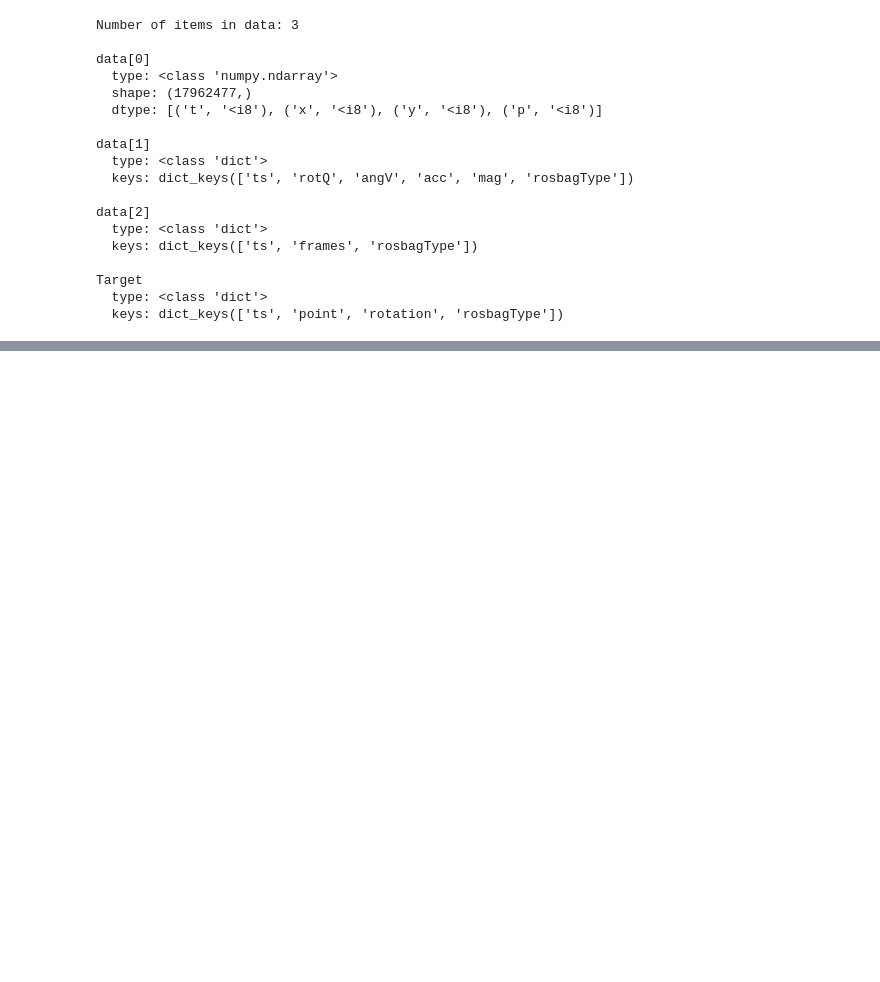
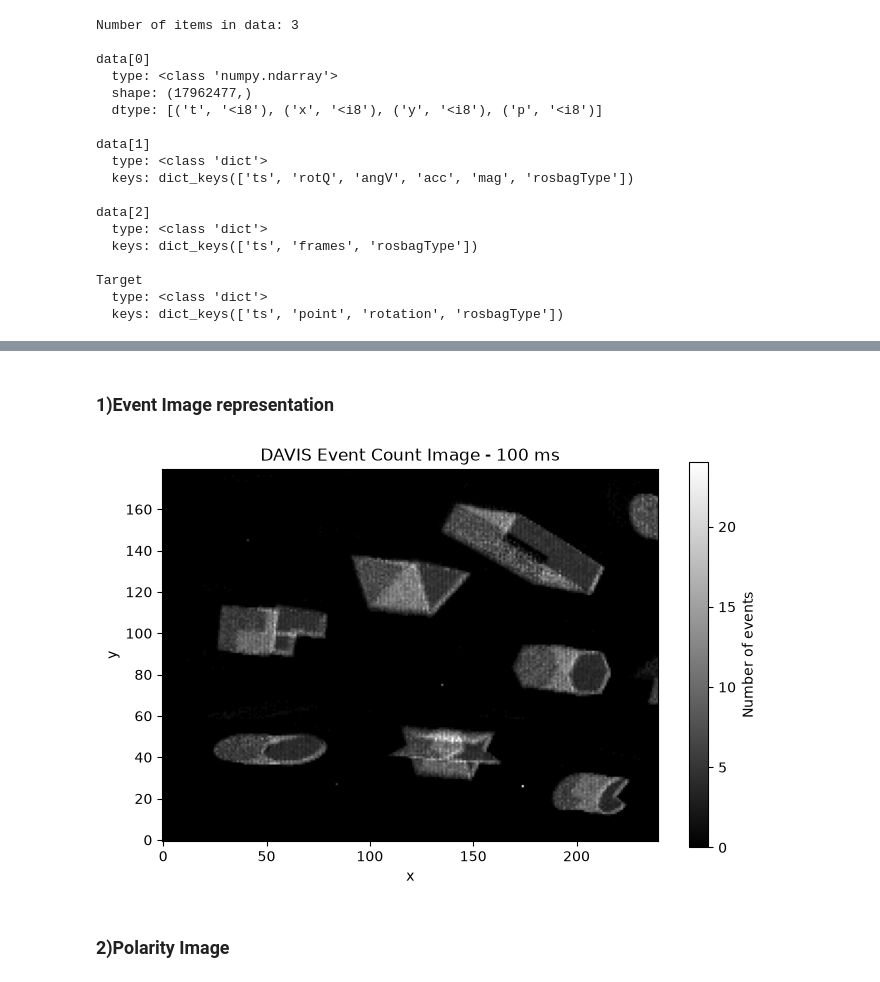
Before and after one commit to mvbc-22/SNN_VIO, a Jupyter notebook: notebooks/01_tonic_davis_test.ipynb, the cells around one changed output, grey strips where cells are left out. Saved outputs shown, nothing was run; the diff lists cells and outputs as text; code cells hidden in the pictures; blank space fills up the shorter version.

Commit message:
event data representation

```diff
--- a/notebooks/01_tonic_davis_test.ipynb
+++ b/notebooks/01_tonic_davis_test.ipynb
@@ -106,0 +144,18 @@ Target
+# %%
+t = events["t"]
+x =events["x"]
+y = events["y"]
+p = events["p"]
+print("First timestamp:", t[0])
+print("Last timestamp :", t[-1])
+print("Duration:",t[-1] - t[0], "us")
+duration_ms = (t[-1] - t[0]) / 1000
+print("Duration:", duration_ms, "ms")
+duration_s = duration_ms / 1000
+print("Duration:", duration_s, "s")
+average_event_rate = len(events) / duration_s
+print("Average event rate:", average_event_rate, "Hz")
+width = int(x.max()) + 1
+height = int(y.max()) + 1
+
+print("image width:", width, "height:", height)
@@ -106,0 +196,33 @@ Target
+# %% [markdown]
+### 1)Event Image representation
+# %%
+t_start = 0
+t_end = 1000000      # 1000 μs = 1 ms
+
+mask = (t >= t_start) & (t < t_end)
+events_1ms = events[mask]
+x_w = x[mask]
+y_w = y[mask]
+p_w = p[mask]
+t_w = t[mask]
+event_frame = np.zeros(
+    (height, width),
+    dtype=np.int32
+)
+
+for xi, yi in zip(x_w, y_w):
+    event_frame[yi, xi] += 1
+# %%
+import matplotlib.pyplot as plt
+
+plt.figure(figsize=(8, 5))
+plt.imshow(event_frame, cmap="gray", origin="lower")
+plt.xlabel("x")
+plt.ylabel("y")
+plt.title("DAVIS Event Count Image - 100 ms")
+plt.colorbar(label="Number of events")
+plt.show()
+# %% [output]
+[figure, added]
+# %% [markdown]
+### 2)Polarity Image
```
Also changed, not shown: parts of 18 cells of this notebook.
